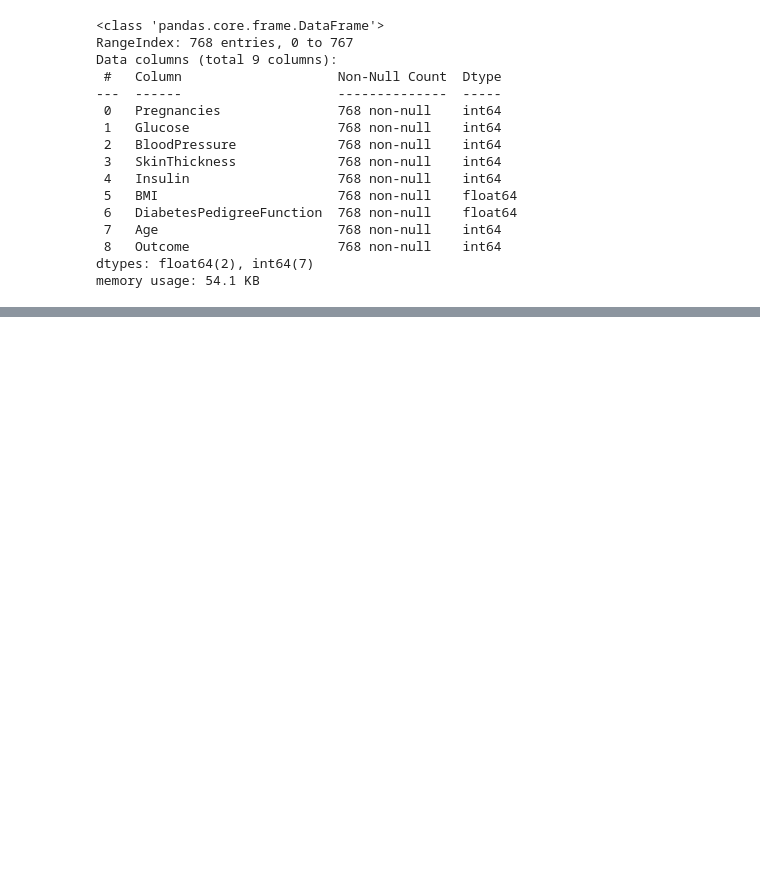
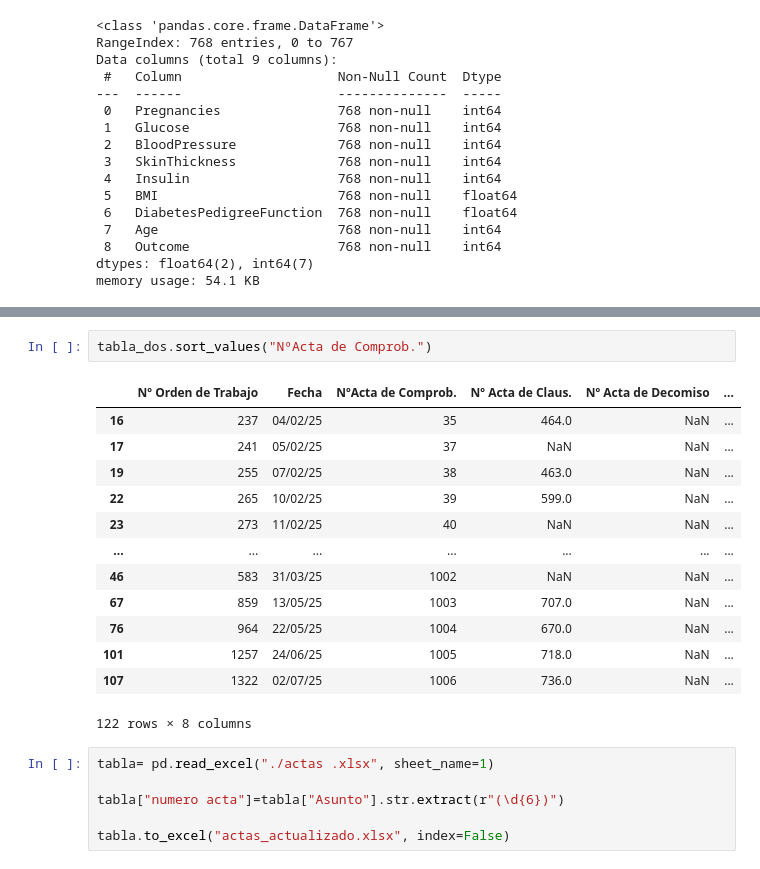
Before and after one commit to LuisBarrionuevodev/Coding-Challenges, a Jupyter notebook: Python/practicando apis en python/api_basket.ipynb, the cells around one changed output, grey strips where cells are left out. Saved outputs shown, nothing was run; the diff lists cells and outputs as text; blank space fills up the shorter version.

```diff
--- a/Python/practicando apis en python/api_basket.ipynb
+++ b/Python/practicando apis en python/api_basket.ipynb
@@ -417,0 +442,22 @@ data_perdida.head(5)
+# %%
+tabla_dos.sort_values("NºActa de Comprob.")
+# %% [output]
+|  | Nº Orden de Trabajo | Fecha | NºActa de Comprob. | Nº Acta de Claus. | Nº Acta de Decomiso | ... |
+| 16 | 237 | 04/02/25 | 35 | 464.0 | NaN | ... |
+| 17 | 241 | 05/02/25 | 37 | NaN | NaN | ... |
+| 19 | 255 | 07/02/25 | 38 | 463.0 | NaN | ... |
+| 22 | 265 | 10/02/25 | 39 | 599.0 | NaN | ... |
+| 23 | 273 | 11/02/25 | 40 | NaN | NaN | ... |
+| ... | ... | ... | ... | ... | ... | ... |
+| 46 | 583 | 31/03/25 | 1002 | NaN | NaN | ... |
+| 67 | 859 | 13/05/25 | 1003 | 707.0 | NaN | ... |
+| 76 | 964 | 22/05/25 | 1004 | 670.0 | NaN | ... |
+| 101 | 1257 | 24/06/25 | 1005 | 718.0 | NaN | ... |
+| 107 | 1322 | 02/07/25 | 1006 | 736.0 | NaN | ... |
+122 rows × 8 columns
+# %%
+tabla= pd.read_excel("./actas .xlsx", sheet_name=1)
+
+tabla["numero acta"]=tabla["Asunto"].str.extract(r"(\d{6})")
+
+tabla.to_excel("actas_actualizado.xlsx", index=False)
```
Also changed, not shown: parts of 7 cells of this notebook, 6 other files.
